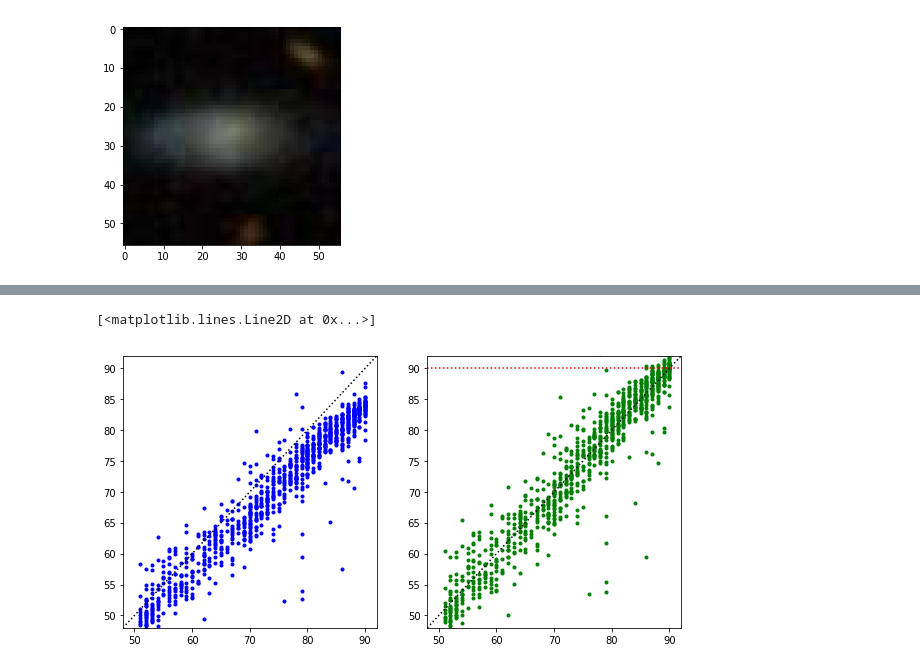
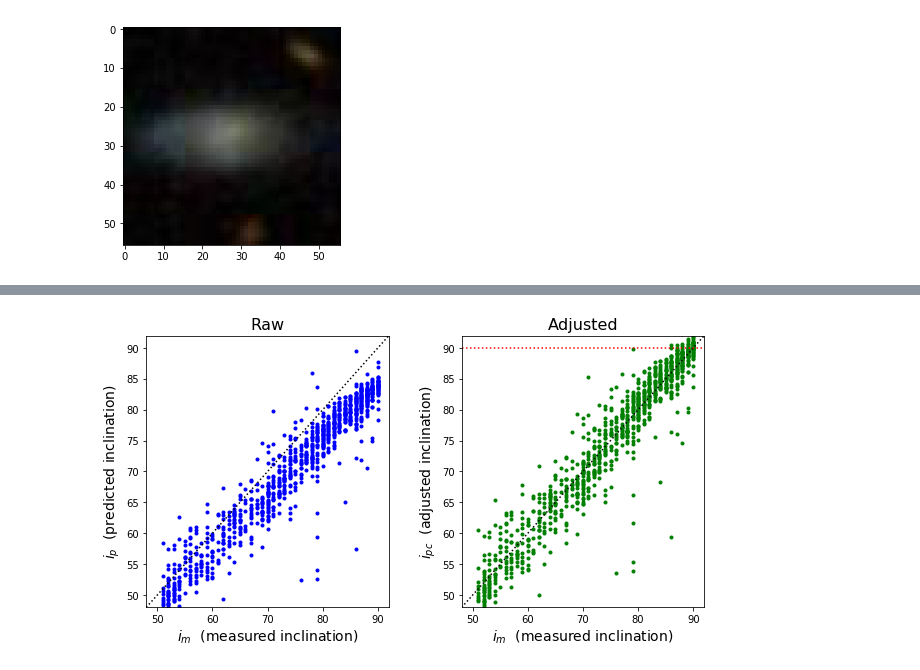
Before and after one commit to ekourkchi/incNET-data, a Jupyter notebook: CNN_inc_CGG6_regr.ipynb, the cells around one changed output, grey strips where cells are left out. Saved outputs shown, nothing was run; the diff lists cells and outputs as text; code cells hidden in the pictures.

```diff
--- a/CNN_inc_CGG6_regr.ipynb
+++ b/CNN_inc_CGG6_regr.ipynb
@@ -289,16 +297,23 @@ print np.sqrt(np.mean((d_)**2))
 # %%
 fig, ax = plt.subplots(nrows=1,ncols=2, figsize=(10,5))
 
 ax[0].plot(inc_m, inc_p, 'b.')
 ax[0].plot([48,92],[48,92], 'k:')
 ax[0].set_xlim(48,92)
 ax[0].set_ylim(48,92)
+ax[0].set_title('Raw', fontsize=16)
+ax[0].set_xlabel(r'$i_m$'+'  (measured inclination)', fontsize=14)
+ax[0].set_ylabel(r'$i_p$'+'  (predicted inclination)', fontsize=14)
 
 ax[1].plot(inc_m, (inc_p+b)/(1.-m), 'g.')
 ax[1].plot([48,92],[48,92], 'k:')
 ax[1].set_xlim(48,92)
 ax[1].set_ylim(48,92)
 ax[1].plot([48,92],[90,90], 'r:')
+ax[1].set_title('Adjusted', fontsize=16)
+ax[1].set_xlabel(r'$i_m$'+'  (measured inclination)', fontsize=14)
+ax[1].set_ylabel(r'$i_{pc}$'+'  (adjusted inclination)', fontsize=14)
+
+plt.subplots_adjust( wspace=0.3)
 # %% [output]
-[<matplotlib.lines.Line2D at 0x...>]
-[figure, old version]
+[figure, new version]
```
Also changed, not shown: parts of 1 cell of this notebook.
